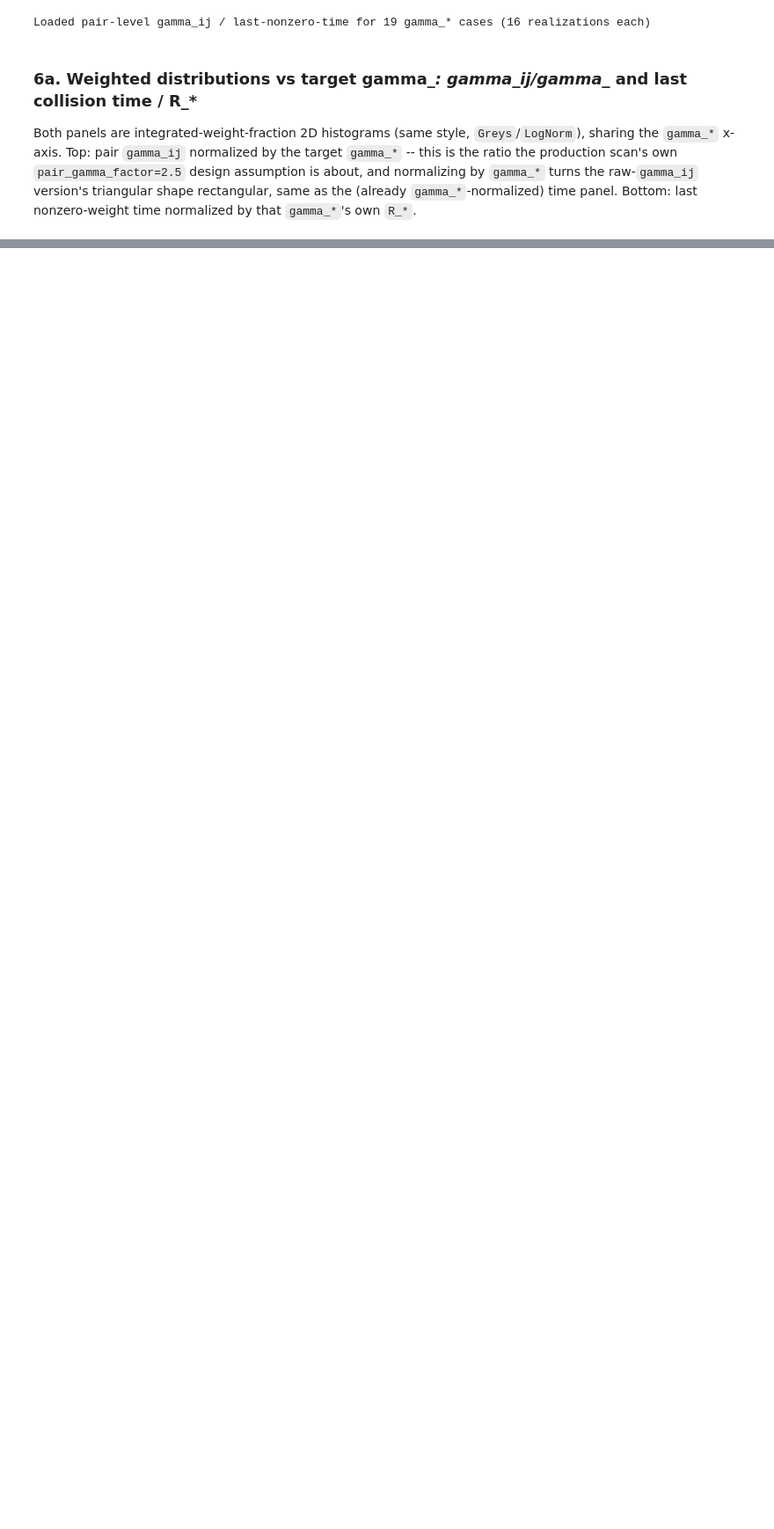
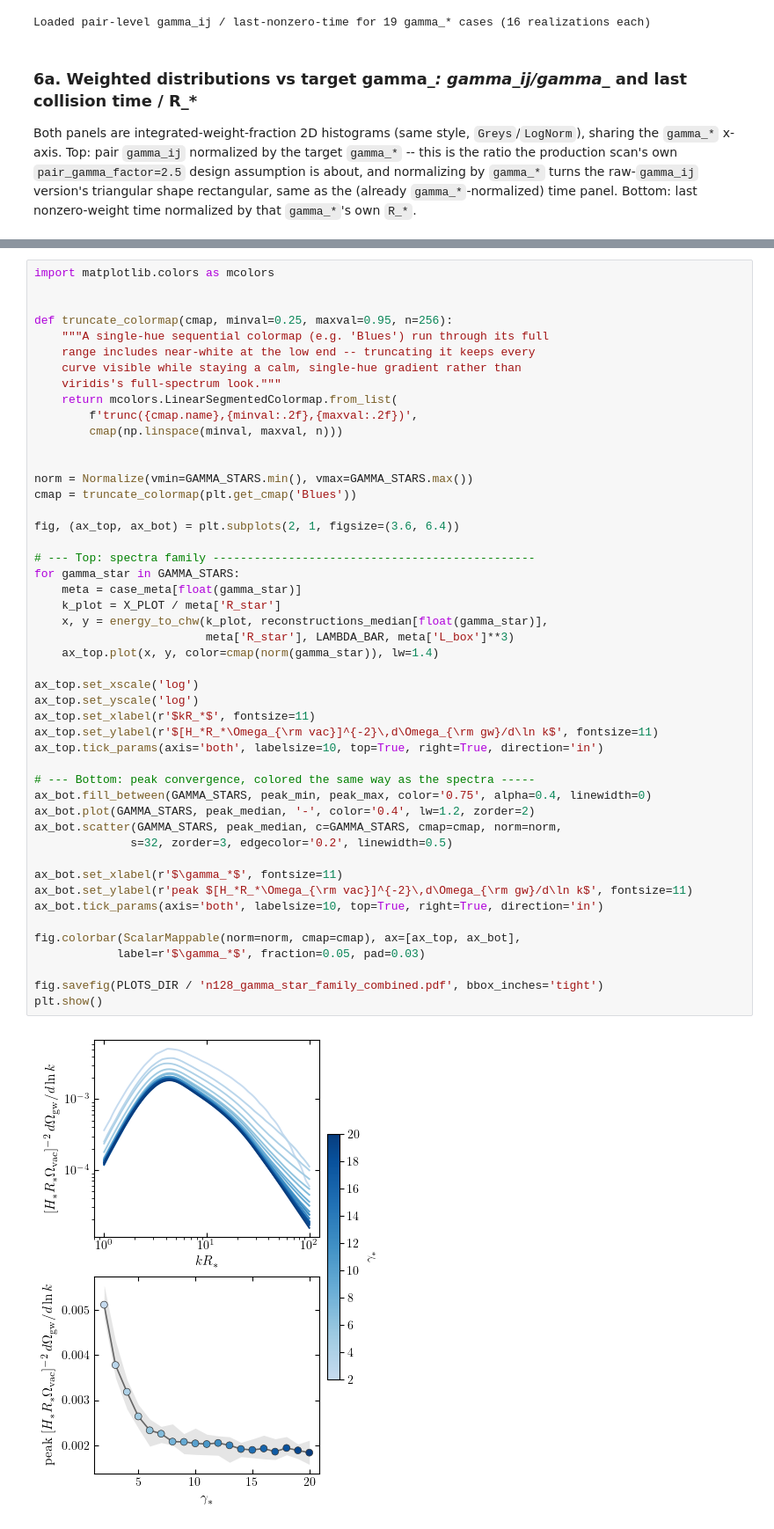
Before and after one commit to MSABuschmann/PhaseTransitionBuilder, a Jupyter notebook: notebooks/20_n128_gamma_star_family.ipynb, the cells around one changed output, grey strips where cells are left out. Shown at 88% size. Drawn from its saved outputs; the diff is of its cells as text; blank space fills up the shorter version.

```diff
--- a/notebooks/20_n128_gamma_star_family.ipynb
+++ b/notebooks/20_n128_gamma_star_family.ipynb
@@ -532,0 +544,50 @@ plt.show()
+# %%
+import matplotlib.colors as mcolors
+
+
+def truncate_colormap(cmap, minval=0.25, maxval=0.95, n=256):
+    """A single-hue sequential colormap (e.g. 'Blues') run through its full
+    range includes near-white at the low end -- truncating it keeps every
+    curve visible while staying a calm, single-hue gradient rather than
+    viridis's full-spectrum look."""
+    return mcolors.LinearSegmentedColormap.from_list(
+        f'trunc({cmap.name},{minval:.2f},{maxval:.2f})',
+        cmap(np.linspace(minval, maxval, n)))
+
+
+norm = Normalize(vmin=GAMMA_STARS.min(), vmax=GAMMA_STARS.max())
+cmap = truncate_colormap(plt.get_cmap('Blues'))
+
+fig, (ax_top, ax_bot) = plt.subplots(2, 1, figsize=(3.6, 6.4))
+
+# --- Top: spectra family -----------------------------------------------
+for gamma_star in GAMMA_STARS:
+    meta = case_meta[float(gamma_star)]
+    k_plot = X_PLOT / meta['R_star']
+    x, y = energy_to_chw(k_plot, reconstructions_median[float(gamma_star)],
+                         meta['R_star'], LAMBDA_BAR, meta['L_box']**3)
+    ax_top.plot(x, y, color=cmap(norm(gamma_star)), lw=1.4)
+
+ax_top.set_xscale('log')
+ax_top.set_yscale('log')
+ax_top.set_xlabel(r'$kR_*$', fontsize=11)
+ax_top.set_ylabel(r'$[H_*R_*\Omega_{\rm vac}]^{-2}\,d\Omega_{\rm gw}/d\ln k$', fontsize=11)
+ax_top.tick_params(axis='both', labelsize=10, top=True, right=True, direction='in')
+
+# --- Bottom: peak convergence, colored the same way as the spectra -----
+ax_bot.fill_between(GAMMA_STARS, peak_min, peak_max, color='0.75', alpha=0.4, linewidth=0)
+ax_bot.plot(GAMMA_STARS, peak_median, '-', color='0.4', lw=1.2, zorder=2)
+ax_bot.scatter(GAMMA_STARS, peak_median, c=GAMMA_STARS, cmap=cmap, norm=norm,
+              s=32, zorder=3, edgecolor='0.2', linewidth=0.5)
+
+ax_bot.set_xlabel(r'$\gamma_*$', fontsize=11)
+ax_bot.set_ylabel(r'peak $[H_*R_*\Omega_{\rm vac}]^{-2}\,d\Omega_{\rm gw}/d\ln k$', fontsize=11)
+ax_bot.tick_params(axis='both', labelsize=10, top=True, right=True, direction='in')
+
+fig.colorbar(ScalarMappable(norm=norm, cmap=cmap), ax=[ax_top, ax_bot],
+            label=r'$\gamma_*$', fraction=0.05, pad=0.03)
+
+fig.savefig(PLOTS_DIR / 'n128_gamma_star_family_combined.pdf', bbox_inches='tight')
+plt.show()
+# %% [output]
+[figure, added]
```
Also changed, not shown: parts of 7 cells of this notebook, 8 other files.
